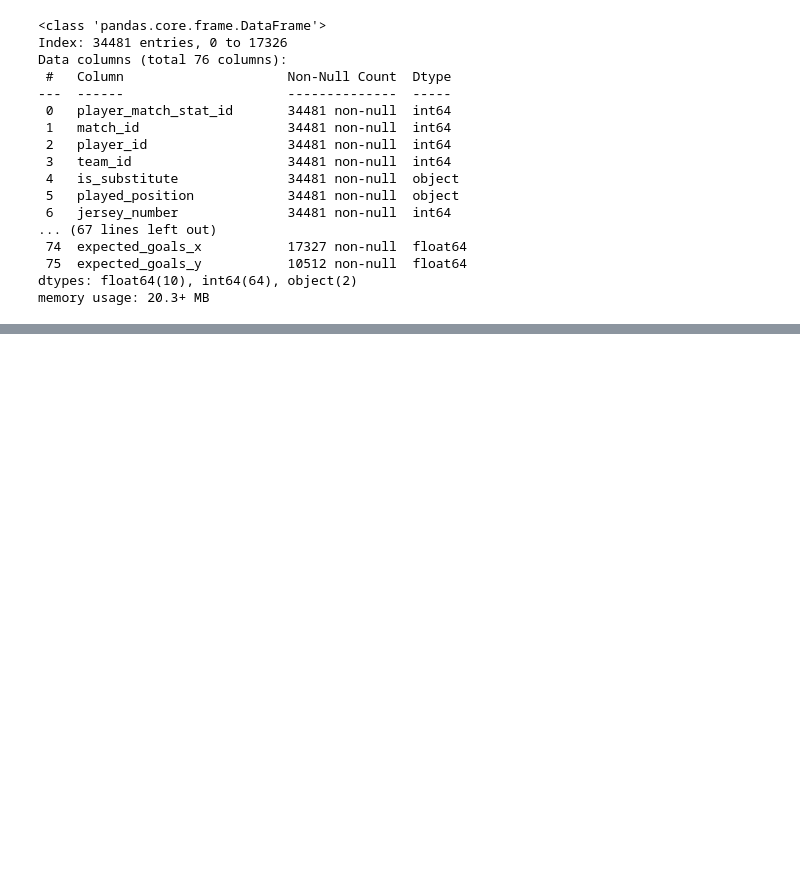
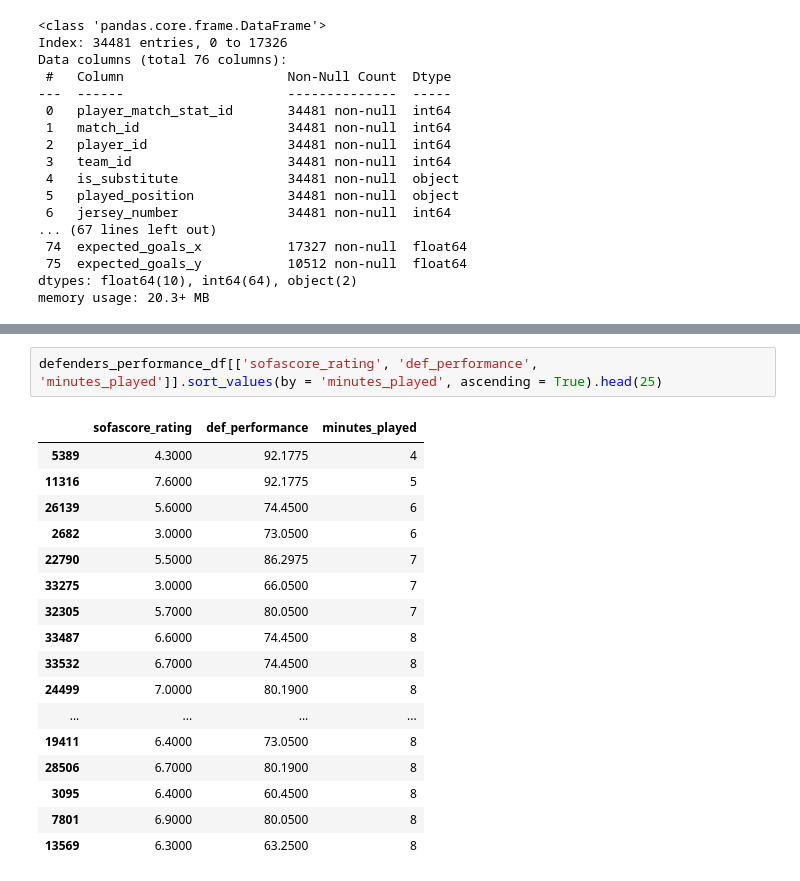
Before and after one commit to JavierJ002/FutbolPorLey, a Jupyter notebook: EDA_notebooks/goalkeepers.ipynb, the cells around one changed output, grey strips where cells are left out. Drawn from its saved outputs; the diff is of its cells as text; blank space fills up the shorter version.

Commit message:
Defenders ELO progress

```diff
--- a/EDA_notebooks/goalkeepers.ipynb
+++ b/EDA_notebooks/goalkeepers.ipynb
@@ -1416,0 +1368,20 @@ defenders_performance_df[['sofascore_rating', 'def_performance']].sort_values(by
+# %%
+defenders_performance_df[['sofascore_rating', 'def_performance', 'minutes_played']].sort_values(by = 'minutes_played', ascending = True).head(25)
+# %% [output]
+|  | sofascore_rating | def_performance | minutes_played |
+| 5389 | 4.3000 | 92.1775 | 4 |
+| 11316 | 7.6000 | 92.1775 | 5 |
+| 26139 | 5.6000 | 74.4500 | 6 |
+| 2682 | 3.0000 | 73.0500 | 6 |
+| 22790 | 5.5000 | 86.2975 | 7 |
+| 33275 | 3.0000 | 66.0500 | 7 |
+| 32305 | 5.7000 | 80.0500 | 7 |
+| 33487 | 6.6000 | 74.4500 | 8 |
+| 33532 | 6.7000 | 74.4500 | 8 |
+| 24499 | 7.0000 | 80.1900 | 8 |
+| ... | ... | ... | ... |
+| 19411 | 6.4000 | 73.0500 | 8 |
+| 28506 | 6.7000 | 80.1900 | 8 |
+| 3095 | 6.4000 | 60.4500 | 8 |
+| 7801 | 6.9000 | 80.0500 | 8 |
+| 13569 | 6.3000 | 63.2500 | 8 |
```
Also changed, not shown: parts of 5 cells of this notebook, 1 other file.
